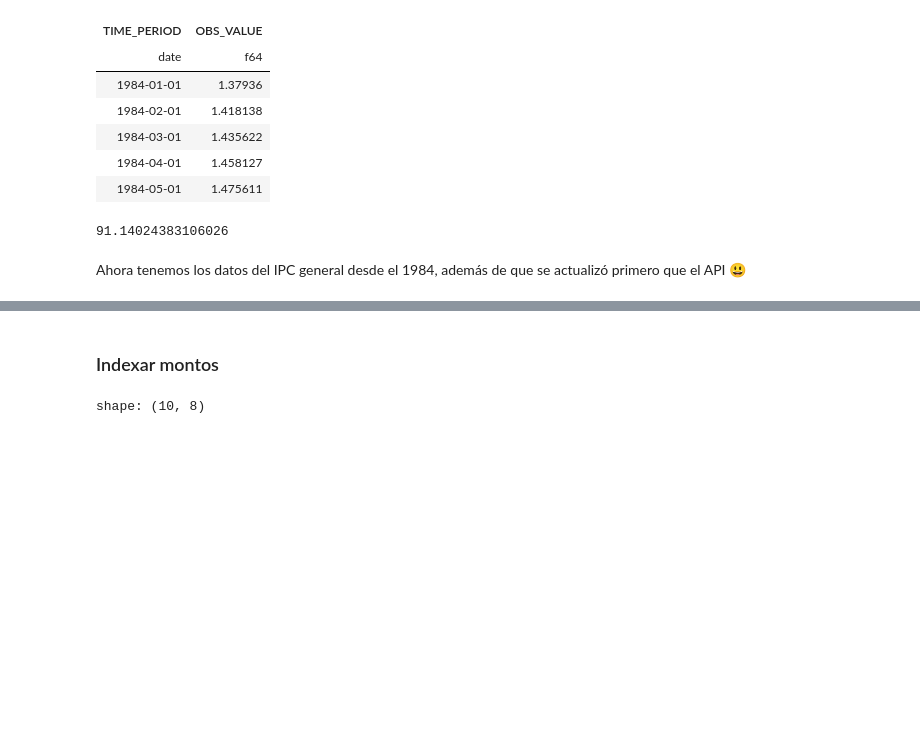
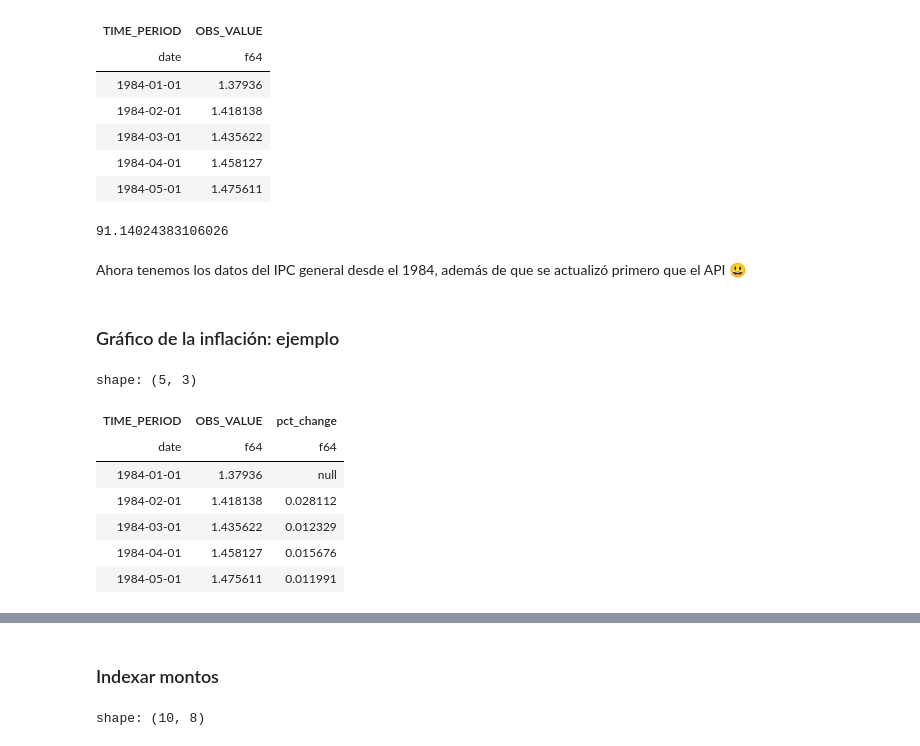
Before and after one commit to lcgarc1a/imfAPI, a Jupyter notebook: ipc_do.ipynb, the cells around one changed output, grey strips where cells are left out. Drawn from its saved outputs; the diff is of its cells as text; code cells hidden in the pictures; blank space fills up the shorter version.

```diff
--- a/ipc_do.ipynb
+++ b/ipc_do.ipynb
@@ -515,3 +515,5 @@ cpi_change(df, 198401,202402)
 91.14024383106026
 # %% [markdown]
 Ahora tenemos los datos del IPC general desde el 1984, además de que se actualizó primero que el API 😃
+# %% [markdown]
+### Gráfico de la inflación: ejemplo
@@ -517,0 +532,11 @@ Ahora tenemos los datos del IPC general desde el 1984, además de que se actuali
+# %%
+df_inflacion.head()
+# %% [output]
+shape: (5, 3)
+| TIME_PERIOD | OBS_VALUE | pct_change |
+| date | f64 | f64 |
+| 1984-01-01 | 1.37936 | null |
+| 1984-02-01 | 1.418138 | 0.028112 |
+| 1984-03-01 | 1.435622 | 0.012329 |
+| 1984-04-01 | 1.458127 | 0.015676 |
+| 1984-05-01 | 1.475611 | 0.011991 |
```
Also changed, not shown: parts of 5 cells of this notebook.
